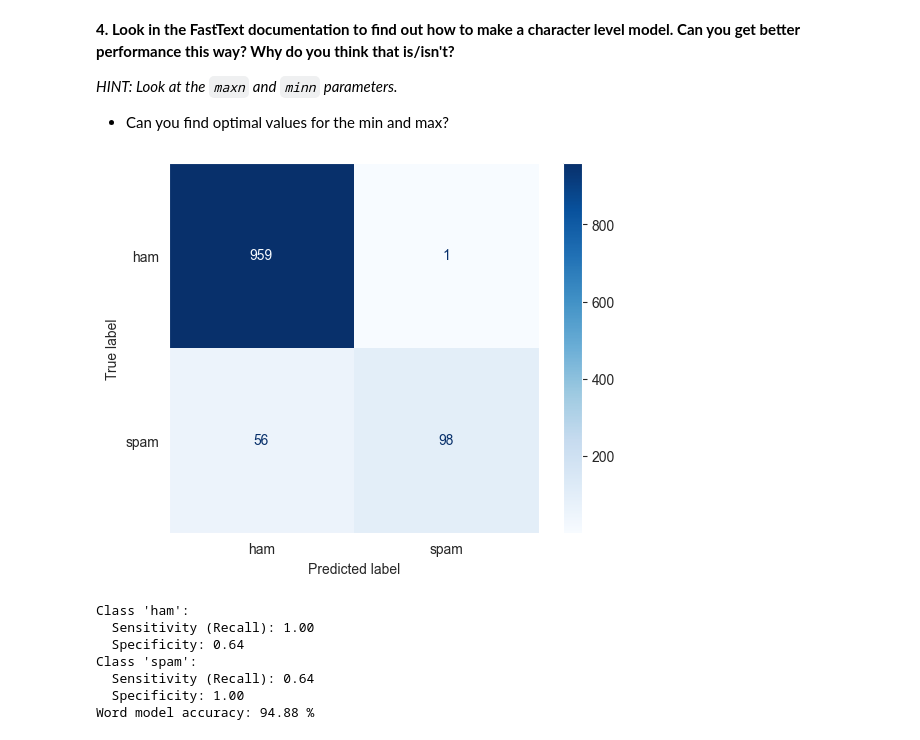
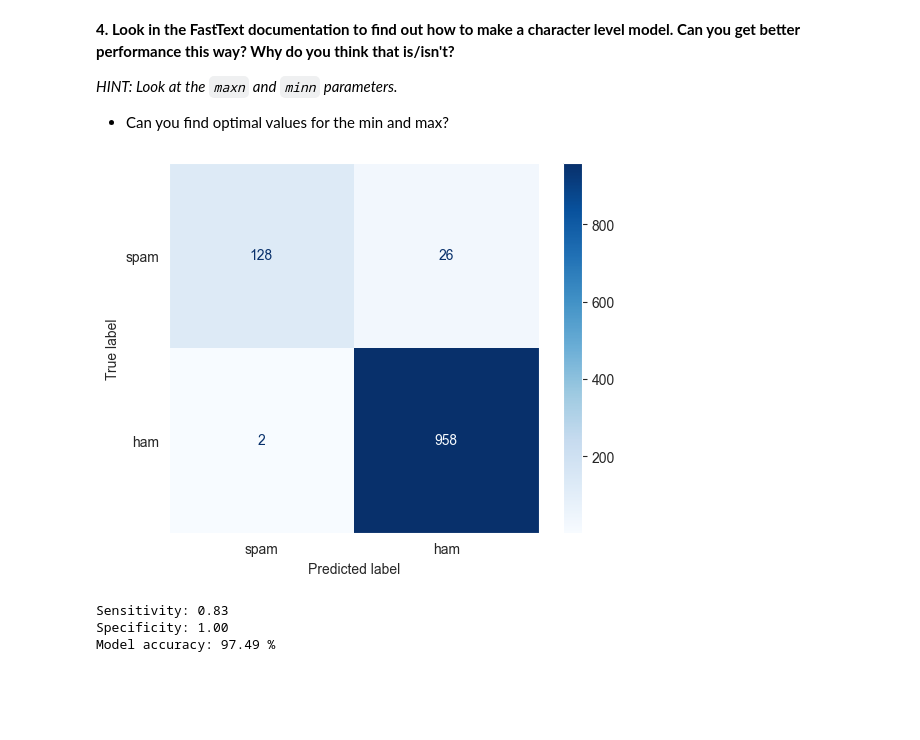
Before and after one commit to Twinbo/Signals-and-Data-Autumn-2025-student, a Jupyter notebook: week_8/ex_week_8_solutions.ipynb, the cells around one changed output. Cells and saved outputs as stored; diff of their text form; code cells hidden in the pictures; blank space fills up the shorter version.

```diff
--- a/week_8/ex_week_8_solutions.ipynb
+++ b/week_8/ex_week_8_solutions.ipynb
@@ -600,5 +656,5 @@ Class_weights: tensor([7.5211, 1.1533])
 # %%
-model_save_dir = "models"
+model_save_dir = "models_char"
 os.makedirs(model_save_dir, exist_ok=True)
 
 model = TextClassifier(embed_dim=embed_dim, num_classes=dataset_train.num_classes)  # Adjust vocab_size and num_classes as needed
@@ -668,5 +761,5 @@ model.load_state_dict(torch.load(os.path.join(model_save_dir, f"{epoch_load}.pth
 # %%
-dataset_test = TextDataset('data/test_data.txt', embed_dim=embed_dim, embedding=dataset_train.embedding)
+dataset_test = TextDataset('data/test_data.txt', vocab=dataset_train.vocab, embedding=dataset_train.embedding, minn=minn, maxn=maxn)
 dataloader_test = DataLoader(dataset_test, batch_size=32, shuffle=False)
 
 accuracy_test = 0
@@ -687,7 +780,7 @@ for texts_embedded, labels in dataloader_test:
 cm = confusion_matrix(all_labels, all_preds)
 
 # Calculate sensitivity and specificity
-tn, fp, fn, tp = cm.ravel()
+tp, fn, fp, tn = cm.ravel()
 sensitivity = tp / (tp + fn)
 specificity = tn / (tn + fp)
 
@@ -773,6 +856,5 @@ def test_fasttext_model(test_texts, test_labels, fasttext_model, verbose=False):
 *Now test the model. We re-train here so it is easier to change the parameters and see the results*
 # %%
 fasttext_word_model = fasttext.train_supervised(input='./data/train_data.txt', verbose=True, wordNgrams=5)
-accuracy_word_model, cm_word_model, sens_word_model, spec_word_model = test_fasttext_model(test_texts, test_labels, fasttext_model=fasttext_word_model, verbose=False)
-print(accuracy_word_model)
+accuracy_word_model, cm_word_model, sens_word_model, spec_word_model = test_fasttext_model(test_texts, test_labels, fasttext_model=fasttext_word_model, verbose=True)
 # %% [output]
@@ -783,5 +869,6 @@ print(accuracy_word_model)
 # %%
-for N in range(2, 8):
+metrics = []
+for N in range(1, 8):
     fasttext_word_model = fasttext.train_supervised(input='./data/train_data.txt', verbose=True, wordNgrams=N)
     accuracy_word_model, cm_word_model, sens_word_model, spec_word_model = test_fasttext_model(test_texts, test_labels, fasttext_model=fasttext_word_model, verbose=False)
-    print(f"{N}: {accuracy_word_model:.2f}")
+    metrics.append((N, accuracy_word_model, sens_word_model, spec_word_model))
@@ -799,25 +900,21 @@ for N in range(2, 8):
 - Can you find optimal values for the min and max?
 # %%
 #Create char model here.
-char_gram_length_min = 3 # If set to zero, we only train word-grams
-char_gram_length_max = 5 # If set to zero, we only train word-grams
+char_gram_length_min = 1 # If set to zero, we only train word-grams
+char_gram_length_max = 3 # If set to zero, we only train word-grams
 
 fasttext_char_model = fasttext.train_supervised(
     input='./data/train_data.txt',
     verbose=True,
     minn=char_gram_length_min,
     maxn=char_gram_length_max
 )
 accuracy_char_model, cm_char_model, sens_char_model, spec_char_model = test_fasttext_model(test_texts, test_labels, fasttext_model=fasttext_char_model, verbose=True)
 # %% [output]
-[figure, old version]
+[figure, new version]
-Class 'ham':
-  Sensitivity (Recall): 1.00
-  Specificity: 0.64
-Class 'spam':
-  Sensitivity (Recall): 0.64
-  Specificity: 1.00
-Word model accuracy: 94.88 %
+Sensitivity: 0.83
+Specificity: 1.00
+Model accuracy: 97.49 %
 # %%
 start = 1
 stop = 8
```
Also changed, not shown: parts of 42 cells of this notebook.
